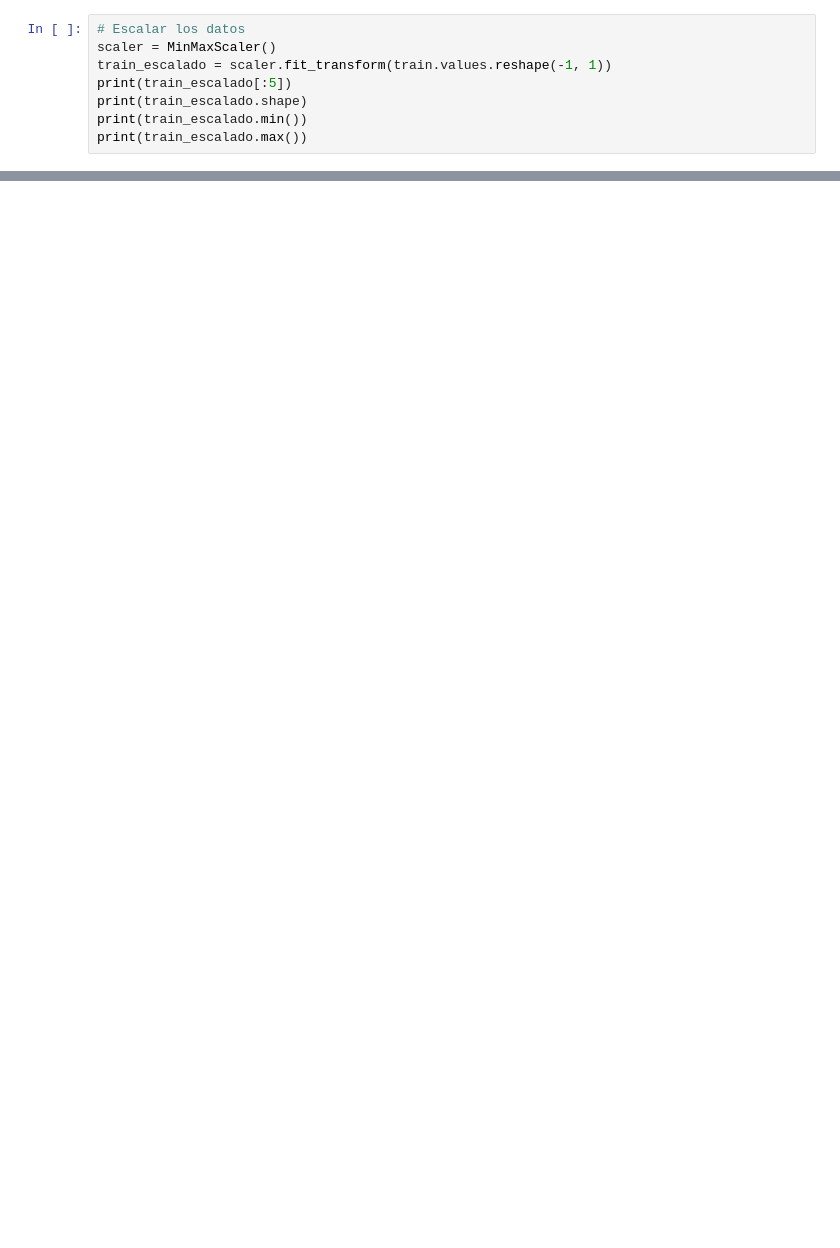
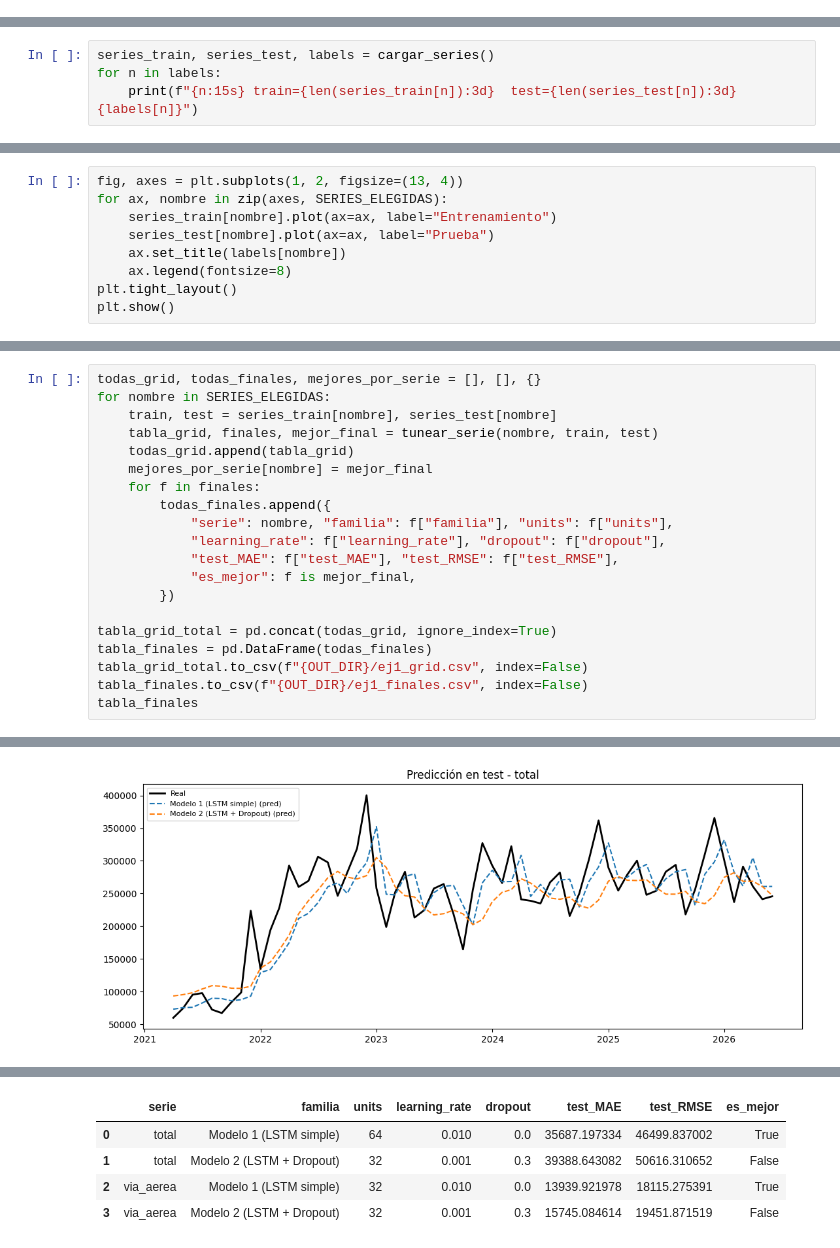
Before and after one commit to JAVIERCLO/lab2_DS, a Jupyter notebook: Modelos.ipynb, the cells around one changed output, grey strips where cells are left out. Drawn from its saved outputs; the diff is of its cells as text; blank space fills up the shorter version.

```diff
--- a/Modelos.ipynb
+++ b/Modelos.ipynb
@@ -143,8 +0,0 @@ plt.show()
-# %%
-# Escalar los datos
-scaler = MinMaxScaler()
-train_escalado = scaler.fit_transform(train.values.reshape(-1, 1))
-print(train_escalado[:5])
-print(train_escalado.shape)
-print(train_escalado.min())
-print(train_escalado.max())
@@ -360,0 +34,4 @@ MSE: 21453909.053549476
+# %%
+series_train, series_test, labels = cargar_series()
+for n in labels:
+    print(f"{n:15s} train={len(series_train[n]):3d}  test={len(series_test[n]):3d}  {labels[n]}")
@@ -360,0 +46,9 @@ MSE: 21453909.053549476
+# %%
+fig, axes = plt.subplots(1, 2, figsize=(13, 4))
+for ax, nombre in zip(axes, SERIES_ELEGIDAS):
+    series_train[nombre].plot(ax=ax, label="Entrenamiento")
+    series_test[nombre].plot(ax=ax, label="Prueba")
+    ax.set_title(labels[nombre])
+    ax.legend(fontsize=8)
+plt.tight_layout()
+plt.show()
@@ -360,0 +175,21 @@ MSE: 21453909.053549476
+# %%
+todas_grid, todas_finales, mejores_por_serie = [], [], {}
+for nombre in SERIES_ELEGIDAS:
+    train, test = series_train[nombre], series_test[nombre]
+    tabla_grid, finales, mejor_final = tunear_serie(nombre, train, test)
+    todas_grid.append(tabla_grid)
+    mejores_por_serie[nombre] = mejor_final
+    for f in finales:
+        todas_finales.append({
+            "serie": nombre, "familia": f["familia"], "units": f["units"],
+            "learning_rate": f["learning_rate"], "dropout": f["dropout"],
+            "test_MAE": f["test_MAE"], "test_RMSE": f["test_RMSE"],
+            "es_mejor": f is mejor_final,
+        })
+
+tabla_grid_total = pd.concat(todas_grid, ignore_index=True)
+tabla_finales = pd.DataFrame(todas_finales)
+tabla_grid_total.to_csv(f"{OUT_DIR}/ej1_grid.csv", index=False)
+tabla_finales.to_csv(f"{OUT_DIR}/ej1_finales.csv", index=False)
+tabla_finales
+# %% [output]
@@ -360,0 +214 @@ MSE: 21453909.053549476
+[figure, added]
@@ -360,0 +231,5 @@ MSE: 21453909.053549476
+|  | serie | familia | units | learning_rate | dropout | test_MAE | test_RMSE | es_mejor |
+| 0 | total | Modelo 1 (LSTM simple) | 64 | 0.010 | 0.0 | 35687.197334 | 46499.837002 | True |
+| 1 | total | Modelo 2 (LSTM + Dropout) | 32 | 0.001 | 0.3 | 39388.643082 | 50616.310652 | False |
+| 2 | via_aerea | Modelo 1 (LSTM simple) | 32 | 0.010 | 0.0 | 13939.921978 | 18115.275391 | True |
+| 3 | via_aerea | Modelo 2 (LSTM + Dropout) | 32 | 0.001 | 0.3 | 15745.084614 | 19451.871519 | False |
```
Also changed, not shown: parts of 41 cells of this notebook, 28 other files.
